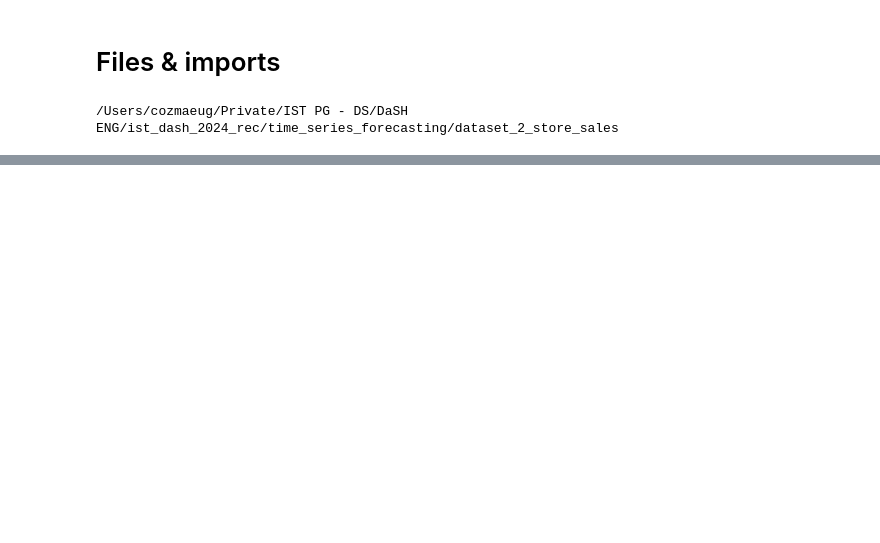
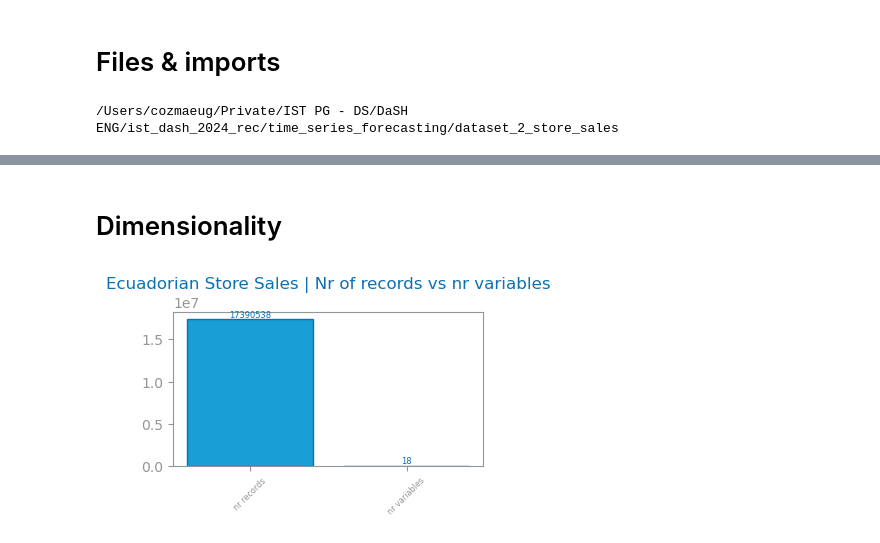
Before and after one commit to jvanalytics/ist_dash_2024_rec, a Jupyter notebook: time_series_forecasting/dataset_2_store_sales/0_preproc.ipynb, the cells around one changed output, grey strips where cells are left out. Saved outputs shown, nothing was run; the diff lists cells and outputs as text; code cells hidden in the pictures; blank space fills up the shorter version.

```diff
--- a/time_series_forecasting/dataset_2_store_sales/0_preproc.ipynb
+++ b/time_series_forecasting/dataset_2_store_sales/0_preproc.ipynb
@@ -23,0 +92,4 @@ file_tag = "Store Sales"
+# %%
+transactions.info()
+transactions['date'] = pd.to_datetime(transactions['date'])
+transactions.head()
@@ -23,0 +113,4 @@ file_tag = "Store Sales"
+# %%
+#merged_df.info()
+train_df['date'] = pd.to_datetime(train_df['date'])
+train_df.head()
@@ -23,0 +137,4 @@ file_tag = "Store Sales"
+# %%
+dfs = [train_df, holidays, oil, transactions]
+merged_df = reduce(lambda left, right:
+                   pd.merge(left, right, on='date'), dfs)
@@ -23,0 +150,5 @@ file_tag = "Store Sales"
+# %%
+merged_df.rename(columns={'store_nbr_y': 'store_nbr_transaction'}, inplace=True)
+
+merged_df.rename(columns={'store_nbr_x': 'store_nbr'}, inplace=True)
+merged_df = pd.merge(merged_df, stores, on='store_nbr', how='inner', suffixes=('_df1', '_store'))
@@ -23,0 +164,2 @@ file_tag = "Store Sales"
+# %% [markdown]
+# Dimensionality
@@ -23,0 +170,10 @@ file_tag = "Store Sales"
+# %%
+figure(figsize=(4, 2))
+values: dict[str, int] = {"nr records": merged_df.shape[0], "nr variables": merged_df.shape[1]}
+plot_bar_chart(
+    list(values.keys()), list(values.values()), title=f"{file_tag} | Nr of records vs nr variables"
+)
+savefig(f"{file_tag}_records_variables.png") #save for later step
+show()
+# %% [output]
+[figure, added]
```
Also changed, not shown: parts of 36 cells of this notebook, 5 other files.
